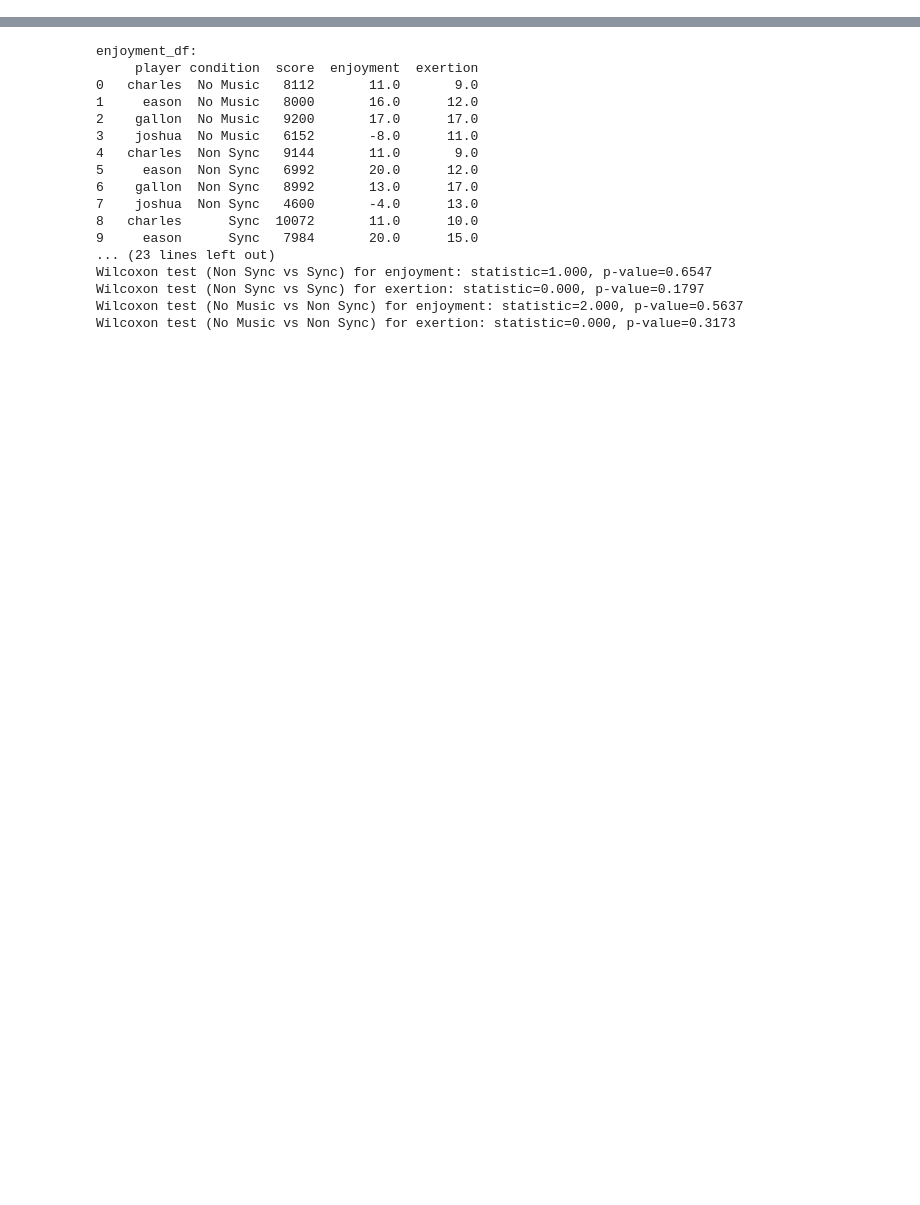
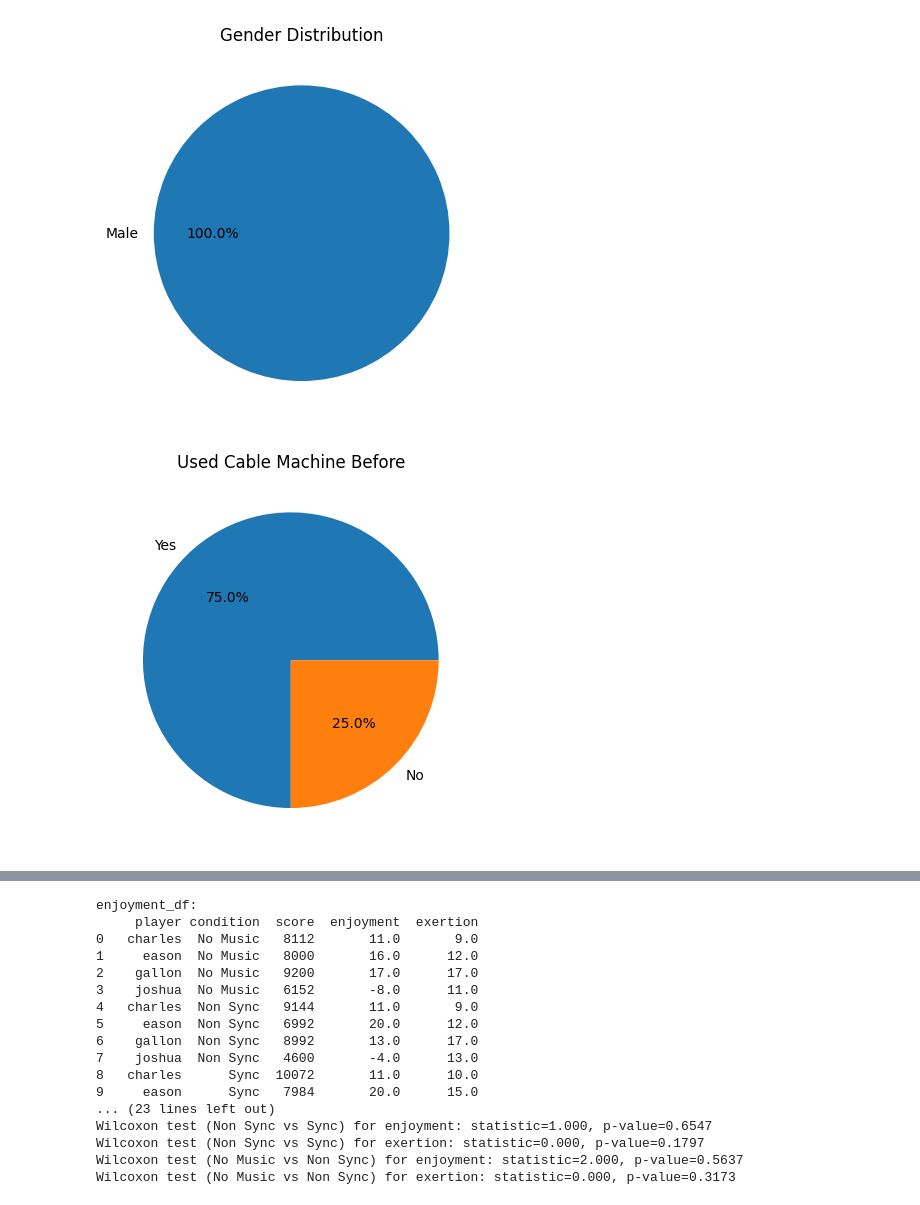
Before and after one commit to Eason-Jin/CS715-data-analysis, a Jupyter notebook: Scripts/data_analysis.ipynb, the cells around one changed output, grey strips where cells are left out. Cells and saved outputs as stored; diff of their text form; code cells hidden in the pictures; blank space fills up the shorter version.

```diff
--- a/Scripts/data_analysis.ipynb
+++ b/Scripts/data_analysis.ipynb
@@ -1,3 +1,42 @@
 # %%
 import pandas as pd
 import os
+# %%
+import matplotlib.pyplot as plt
+
+df = pd.read_csv('../ProcessedData/pre_df.csv')
+
+# Gender distribution pie chart
+df['gender'].value_counts().plot(kind='pie', autopct='%1.1f%%', title='Gender Distribution')
+plt.ylabel('')
+plt.show()
+
+# Used cable machine before pie chart
+df['used_cable_machine_before'].value_counts().plot(
+    kind='pie', labels=['Yes', 'No'], autopct='%1.1f%%', title='Used Cable Machine Before'
+)
+plt.ylabel('')
+plt.show()
+
+# Used HMD before pie chart
+df['used_hmd_before'].value_counts().plot(
+    kind='pie', labels=['Yes', 'No'], autopct='%1.1f%%', title='Used HMD Before'
+)
+plt.ylabel('')
+plt.show()
+
+# Age distribution pie chart with legend
+age_order = ['18-20', '21-23', '24-26', '27-29', '30-32', '33-35', '35+']
+age_counts = df['age'].value_counts().reindex(age_order, fill_value=0)
+plt.figure(figsize=(6, 6))
+patches, texts, autotexts = plt.pie(age_counts, labels=None, autopct='%1.1f%%', startangle=90)
+plt.title('Age Distribution')
+plt.legend(patches, age_order, loc='center left', bbox_to_anchor=(1, 0.5))
+plt.ylabel('')
+plt.show()
+
+df['current_fitness_level'].plot(kind='box', title='Fitness Level')
+plt.show()
+# %% [output]
+[figure, added]
+[figure, added]
```
Also changed, not shown: parts of 2 cells of this notebook, 12 other files.
